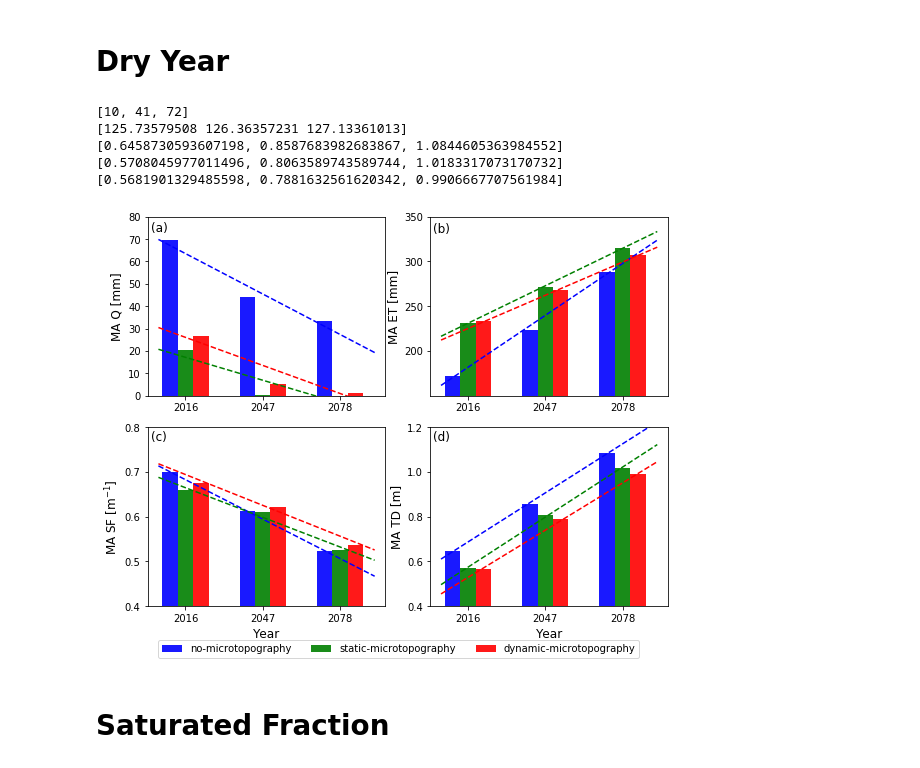
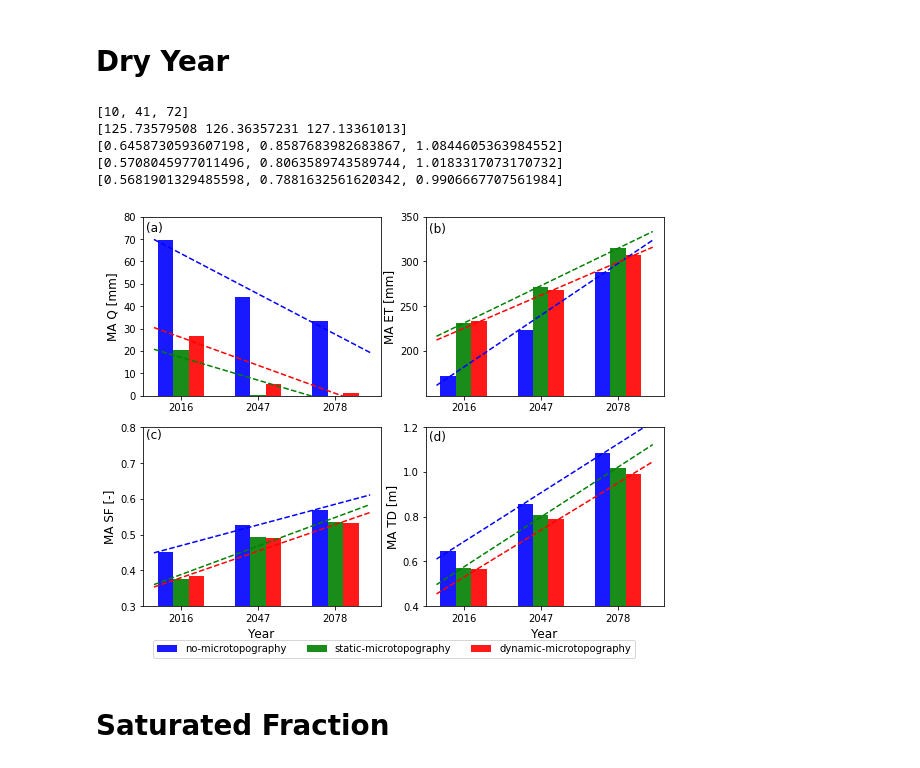
Before and after one commit to ajkhattak/python-scripts, a Jupyter notebook: barrow/watershed/plot_watershed_fromFile_Year.ipynb, the cells around one changed output. Saved outputs shown, nothing was run; the diff lists cells and outputs as text; code cells hidden in the pictures.

Commit message:
add/updated files for barrow watershed vis.

```diff
--- a/barrow/watershed/plot_watershed_fromFile_Year.ipynb
+++ b/barrow/watershed/plot_watershed_fromFile_Year.ipynb
@@ -9,7 +9,7 @@ import h5py
 sys.path.append('/Users/ajc/Core/PyScript')
 import readdata
 # %%
-path = "/Users/ajc/Core/simulations/projections/barrow_watershed"
+path = "/Users/ajc/Core/simulations/barrow_watershed"
 outfile ='/Users/ajc/Core/PostProcessing/barrow_watershed/2021/August/'
 # %%
 colors = ['r','blue','grey','green','darkgreen','k']
@@ -587,8 +574,9 @@ for i1, i in enumerate([2,1,0]):
     s = SimLabels[i]
     d = []
     for k1,k in enumerate(cesm_years):
-        #print (k1, k, s)
-        d.append(SFrac_annual[s][k]/ATD_annual[s][k])
+
+        #d.append(SFrac_annual[s][k]/ATD_annual[s][k])
+        d.append(SFrac_annual[s][k])
 
     xx = x + i1*0.2
     pc = np.polyfit(xx, d, 1)
@@ -598,13 +586,13 @@ for i1, i in enumerate([2,1,0]):
     axs[2].bar(xx, height=d, width=0.2,color=Colors[i],alpha=0.9,label=Labels[i])
     axs[2].plot(xxx,p(xxx),color=Colors[i], linestyle='--')
 
-#plt.legend()
-axs[2].set_ylabel('MA SF [m$^{-1}$]',fontsize=12, fontweight='normal')
-#axs[0].set_xlabel('Year',fontsize=12, fontweight='normal')
+#axs[2].set_ylabel('MA SF [m$^{-1}$]',fontsize=12, fontweight='normal')
+axs[2].set_ylabel('MA SF [-]',fontsize=12, fontweight='normal')
+
 axs[2].set_xticks(x+0.2)
 axs[2].set_xticklabels(cesm_years_o)
-axs[2].set_yticks(np.arange(0.4,0.901,0.1))
-axs[2].set_ylim(0.4,0.9)
+axs[2].set_yticks(np.arange(0.3,0.801,0.1))
+axs[2].set_ylim(0.3,0.8)
 
 # MA Thaw depth
 for i1, i in enumerate([2,1,0]):
@@ -712,7 +700,8 @@ for i1, i in enumerate([2,1,0]):
     d = []
     for k1,k in enumerate(cesm_years):
         #print (k1, k, s)
-        d.append(SFrac_annual[s][k]/ATD_annual[s][k])
+        #d.append(SFrac_annual[s][k]/ATD_annual[s][k])
+        d.append(SFrac_annual[s][k])
 
     xx = x + i1*0.2
     pc = np.polyfit(xx, d, 1)
@@ -722,13 +711,14 @@ for i1, i in enumerate([2,1,0]):
     axs[2].bar(xx, height=d, width=0.2,color=Colors[i],alpha=0.9,label=Labels[i])
     axs[2].plot(xxx,p(xxx),color=Colors[i], linestyle='--')
 
-#plt.legend()
-axs[2].set_ylabel('MA SF [m$^{-1}$]',fontsize=12, fontweight='normal')
-#axs[0].set_xlabel('Year',fontsize=12, fontweight='normal')
+
+#axs[2].set_ylabel('MA SF [m$^{-1}$]',fontsize=12, fontweight='normal')
+axs[2].set_ylabel('MA SF [-]',fontsize=12, fontweight='normal')
+
 axs[2].set_xticks(x+0.2)
 axs[2].set_xticklabels(cesm_years_o)
-axs[2].set_yticks(np.arange(0.4,0.801,0.1))
-axs[2].set_ylim(0.4,0.8)
+axs[2].set_yticks(np.arange(0.3,0.801,0.1))
+axs[2].set_ylim(0.3,0.8)
 
 # MA Thaw depth
 for i1, i in enumerate([2,1,0]):
@@ -741,35 +731,31 @@ for i1, i in enumerate([2,1,0]):
     xx = x + i1*0.2
     pc = np.polyfit(xx, d, 1)
     p = np.poly1d(pc)
     xxx = np.arange(-.15,2.7,0.1)
     print (d)
     axs[3].bar(xx, height=d, width=0.2,color=Colors[i],alpha=0.9,label=Labels[i])
     axs[3].plot(xxx,p(xxx),color=Colors[i], linestyle='--')
 
 #plt.legend()
 axs[3].set_ylabel('MA TD [m]',fontsize=12, fontweight='normal')
 axs[3].set_xlabel('Year',fontsize=12, fontweight='normal')
 axs[2].set_xlabel('Year',fontsize=12, fontweight='normal')
 axs[3].set_xticks(x+0.2)
 axs[3].set_xticklabels(cesm_years_o)
 axs[3].set_yticks(np.arange(0.4,1.201,0.2))
 axs[3].set_ylim(0.4,1.2)
 axs[3].legend(loc='upper right', fontsize=10, ncol=3, bbox_to_anchor=(0.8,-0.26, .1, .1))
 
 A = ['a', 'b','c', 'd']
 loc = [[-0.25,i] for i in [73.5,332,0.77,1.14]]
 for i in range(4):
     axs[i].text(loc[i][0],loc[i][1],'(%s)'%A[i],fontsize=12)
 
 plt.savefig(outfile+'/Q_ET_SF_TD-dryyear.pdf', bbox_inches='tight', dpi=500)
-4252
-615-432-4252 contact tracing
-
-4246
 # %% [output]
 [10, 41, 72]
 [125.73579508 126.36357231 127.13361013]
 [0.6458730593607198, 0.8587683982683867, 1.0844605363984552]
 [0.5708045977011496, 0.8063589743589744, 1.0183317073170732]
 [0.5681901329485598, 0.7881632561620342, 0.9906667707561984]
-[figure, old version]
+[figure, new version]
```
Also changed, not shown: parts of 9 cells of this notebook, 1 other file.
